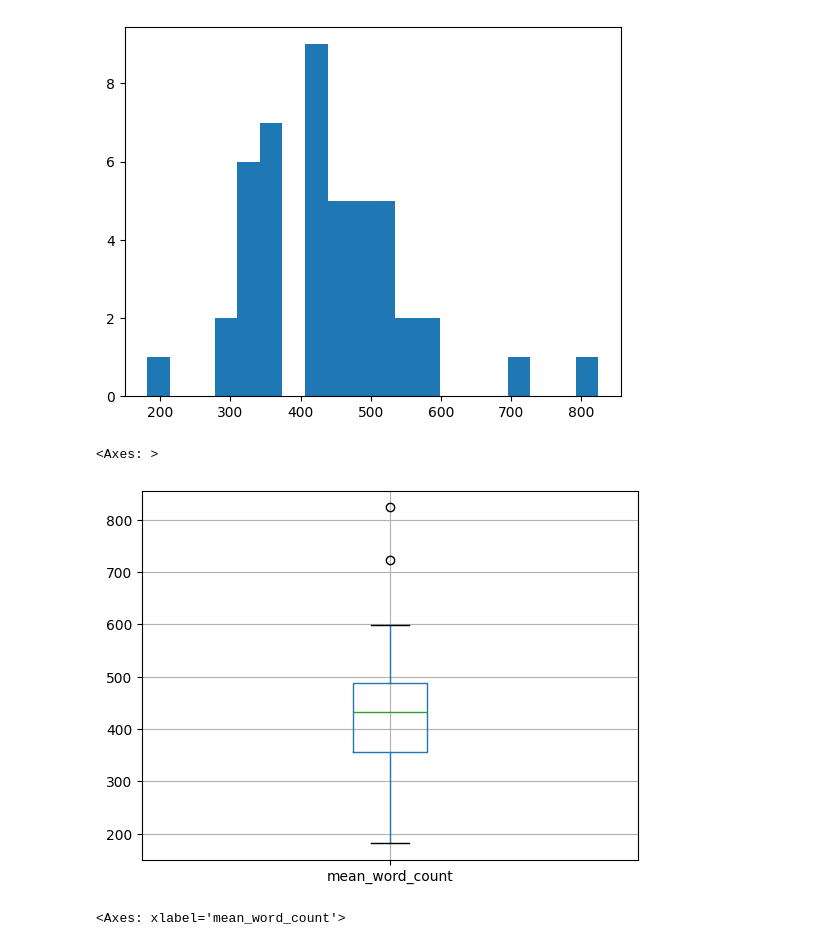
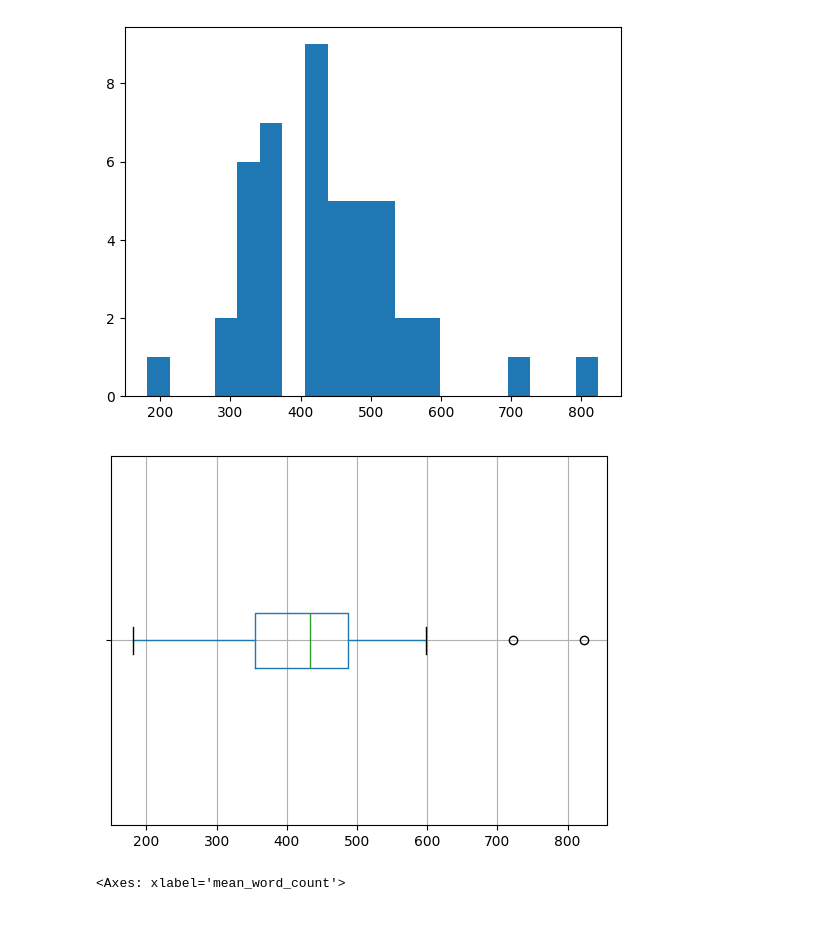
Before and after one commit to jl8771/TextbookGPTApplication, a Jupyter notebook: generate_plots.ipynb, the cells around one changed output. Drawn from its saved outputs; the diff is of its cells as text; code cells hidden in the pictures.

```diff
--- a/generate_plots.ipynb
+++ b/generate_plots.ipynb
@@ -67,11 +69,12 @@ word_count_df['mean_word_count'].hist(bins=20, grid=False)
 # %% [output]
 <Axes: >
 [figure]
-# %%
-word_count_df.boxplot('mean_word_count')
-# %% [output]
-<Axes: >
-[figure, removed]
+# %%
+ax = word_count_df.boxplot('mean_word_count', vert=False)
+ax.set_yticklabels([])
+plt.show()
+# %% [output]
+[figure, added]
 # %%
 sns.violinplot(x=word_count_df['mean_word_count'])
 # %% [output]
```
Also changed, not shown: parts of 5 cells of this notebook.
